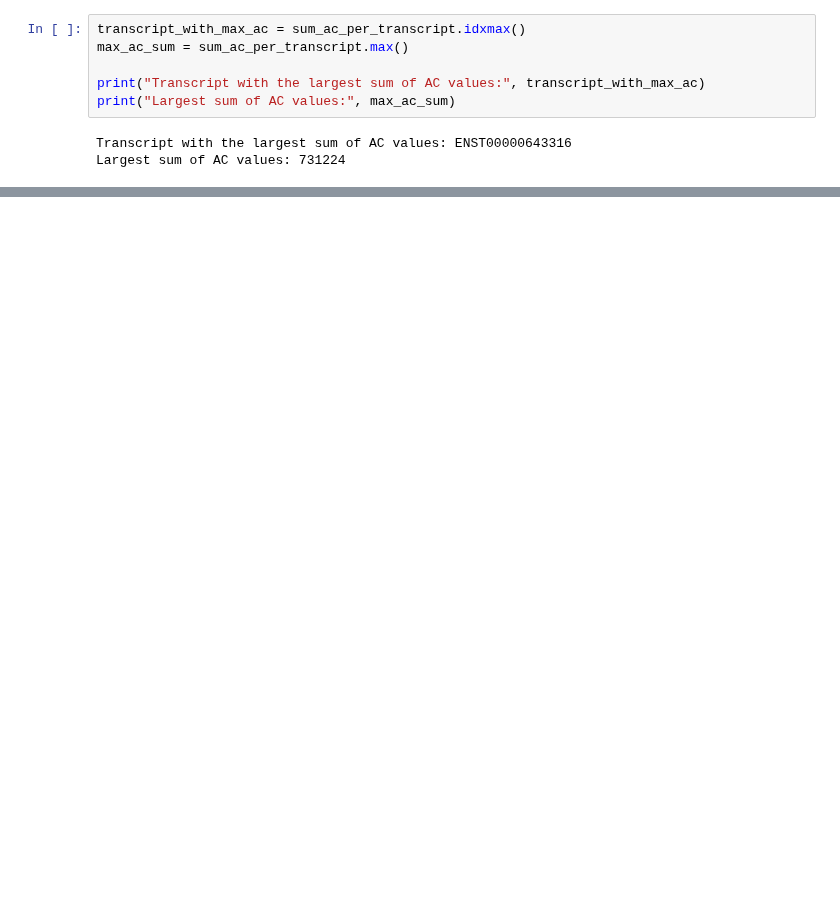
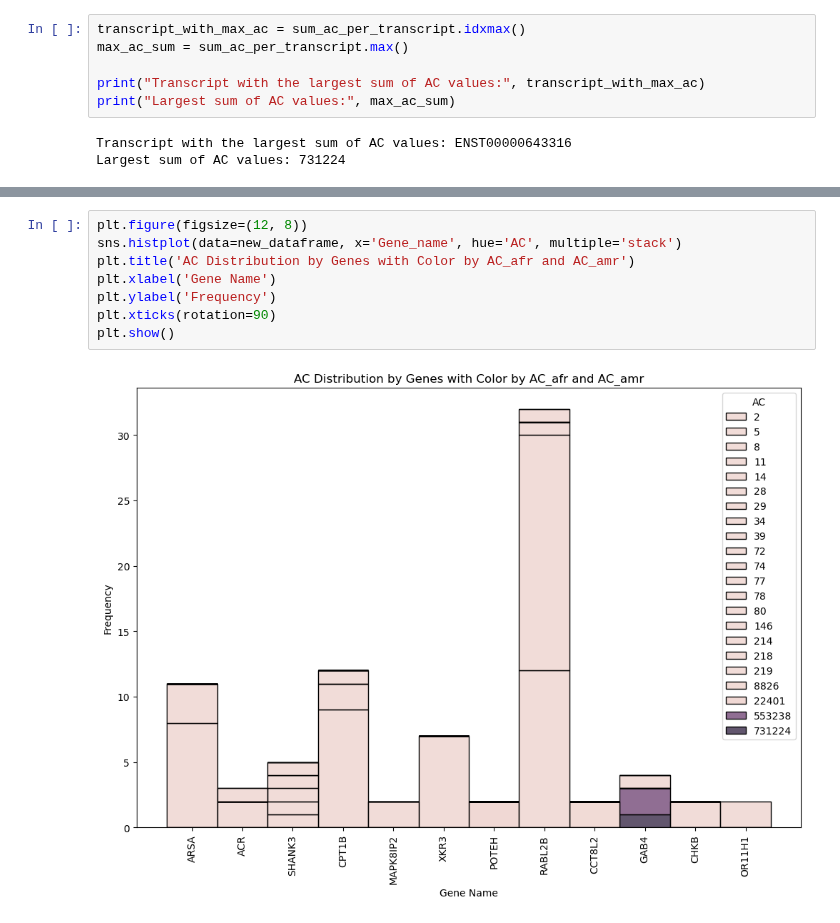
Before and after one commit to nastasia-iv/genvar, a Jupyter notebook: Grishchenko/Working_notebook.ipynb, the cells around one changed output, grey strips where cells are left out. Saved outputs shown, nothing was run; the diff lists cells and outputs as text; blank space fills up the shorter version.

```diff
--- a/Grishchenko/Working_notebook.ipynb
+++ b/Grishchenko/Working_notebook.ipynb
@@ -282,0 +491,10 @@ plt.show()
+# %%
+plt.figure(figsize=(12, 8))
+sns.histplot(data=new_dataframe, x='Gene_name', hue='AC', multiple='stack')
+plt.title('AC Distribution by Genes with Color by AC_afr and AC_amr')
+plt.xlabel('Gene Name')
+plt.ylabel('Frequency')
+plt.xticks(rotation=90)
+plt.show()
+# %% [output]
+[figure, added]
```
Also changed, not shown: parts of 26 cells of this notebook, 1 other file.
